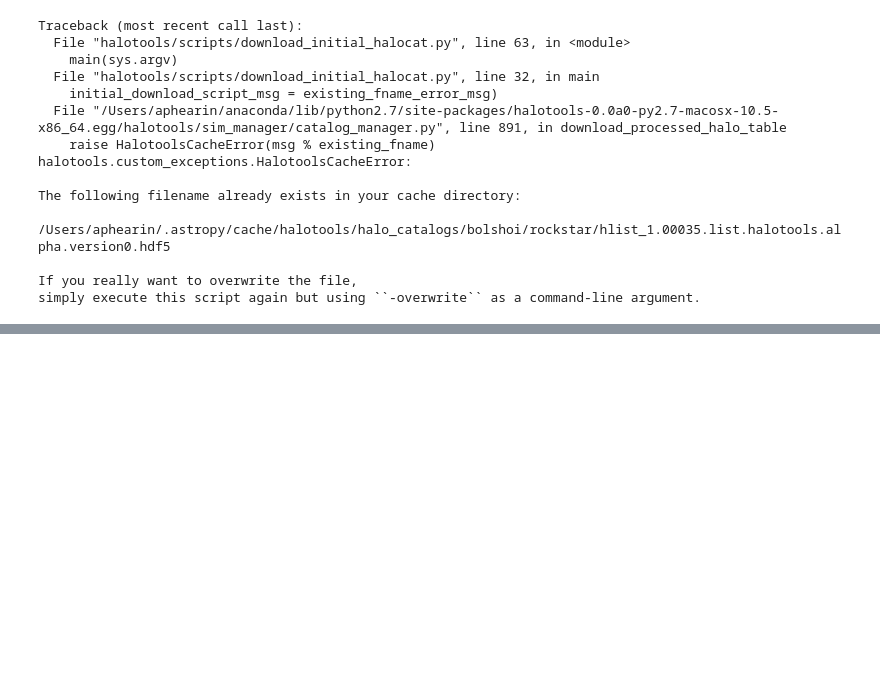
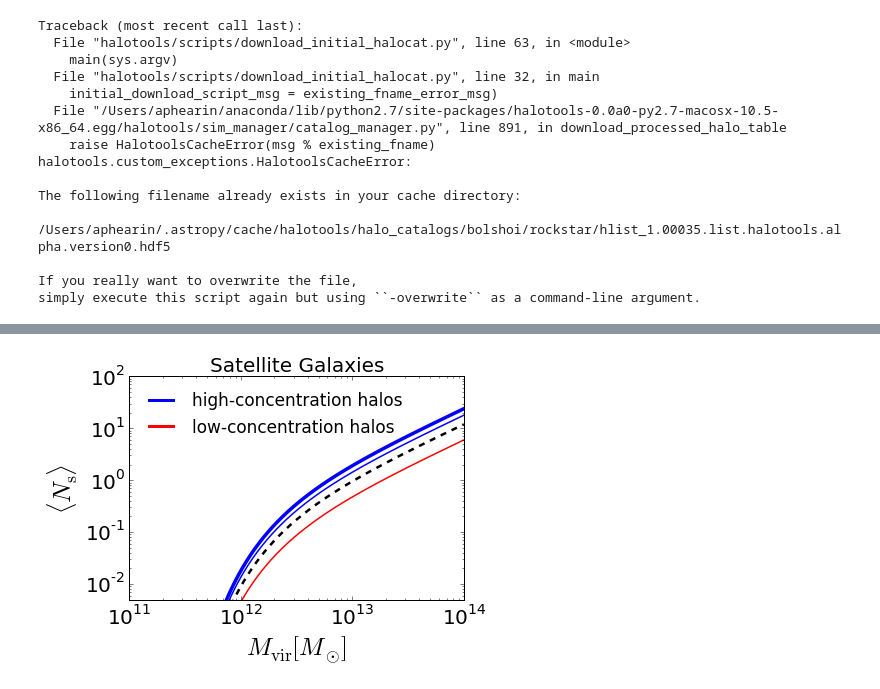
Before and after one commit to aphearin/decorated-hod-paper, a Jupyter notebook: generate_abthy_results.ipynb, the cells around one changed output, grey strips where cells are left out. Drawn from its saved outputs; the diff is of its cells as text; code cells hidden in the pictures; blank space fills up the shorter version.

```diff
--- a/generate_abthy_results.ipynb
+++ b/generate_abthy_results.ipynb
@@ -82,0 +113,3 @@ simply execute this script again but using ``-overwrite`` as a command-line argu
+# %%
+npts = 1e3
+mass = np.logspace(11, 14, npts)
@@ -82,0 +175,36 @@ simply execute this script again but using ``-overwrite`` as a command-line argu
+# %%
+model.param_dict['mean_occupation_satellites_assembias_param1'] = 1
+nsat_a1_old = model.mean_occupation_satellites(prim_haloprop = mass, sec_haloprop_percentile=0)
+nsat_a1_young = model.mean_occupation_satellites(prim_haloprop = mass, sec_haloprop_percentile=1)
+
+model.param_dict['mean_occupation_satellites_assembias_param1'] = 0.5
+nsat_a05_old = model.mean_occupation_satellites(prim_haloprop = mass, sec_haloprop_percentile=0)
+nsat_a05_young = model.mean_occupation_satellites(prim_haloprop = mass, sec_haloprop_percentile=1)
+
+nsat_baseline = baseline_model.mean_occupation_satellites(prim_haloprop = mass)
+# %%
+fig2_sats = plt.figure()
+ax = fig2_sats.add_subplot(111)
+
+xlabel = ax.set_xlabel(r'$M_{\rm vir} [M_{\odot}]$', fontsize=25)
+ylabel = ax.set_ylabel(r'$\langle N_{\rm s}\rangle$', fontsize=25)
+title = ax.set_title('Satellite Galaxies', fontsize=20)
+
+ax.plot(mass, nsat_a1_young, color='blue', linewidth=3.5)
+ax.plot(mass, nsat_a05_old, color='r', linewidth=1.5)
+ax.plot(mass, nsat_a05_young, color='b', linewidth=1.5)
+ax.plot(mass, nsat_baseline, '--', color='k', linewidth=2.5)
+
+plt.loglog()
+plt.xlim(xmin=1e11, xmax=1e14)
+plt.ylim(ymin=5e-3, ymax=100)
+plt.xticks(fontsize=20)
+plt.yticks(fontsize=20)
+
+blue_line = mlines.Line2D([], [], ls = '-', c = 'b', linewidth=3, label = 'high-concentration halos')
+red_line = mlines.Line2D([], [], ls = '-', c = 'r', linewidth=3, label = 'low-concentration halos')
+first_legend = plt.legend(handles=[blue_line, red_line], frameon=False, loc='best', fontsize=17)
+
+fig2_sats.savefig('FIGS/nsat.pdf', bbox_extra_artists=[xlabel, ylabel], bbox_inches='tight')
+# %% [output]
+[figure, added]
```
Also changed, not shown: parts of 19 cells of this notebook, 2 other files.
